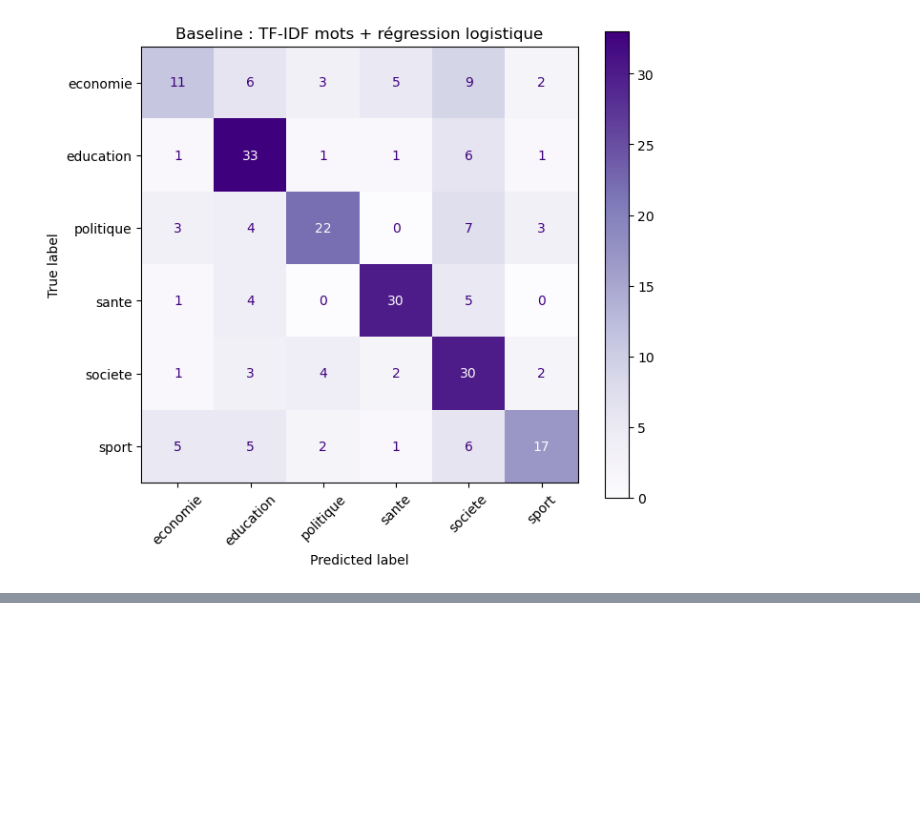
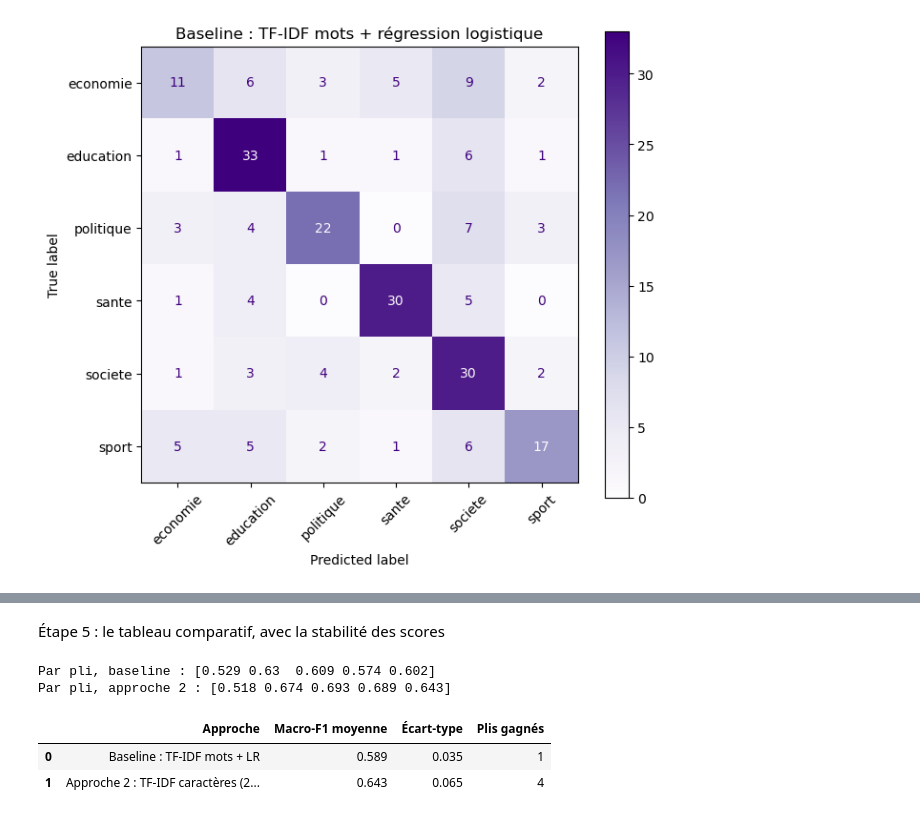
Before and after one commit to fatouu50/taln-classification-djibouti, a Jupyter notebook: notebooks/02_modeles.ipynb, the cells around one changed output, grey strips where cells are left out. Saved outputs shown, nothing was run; the diff lists cells and outputs as text; code cells hidden in the pictures; blank space fills up the shorter version.

Commit message:
Approche 2 TF-IDF caractères : macro-F1 0,643, gagne 4 plis sur 5

```diff
--- a/notebooks/02_modeles.ipynb
+++ b/notebooks/02_modeles.ipynb
@@ -71,0 +74,10 @@ plt.show()
+# %%
+approche2 = make_pipeline(
+    TfidfVectorizer(lowercase=True, analyzer="char_wb", ngram_range=(2, 5)),
+    LogisticRegression(max_iter=1000)
+)
+
+pred_car = cross_val_predict(approche2, X, y, cv=cv)
+
+print("Macro-F1 approche 2 :", round(f1_score(y, pred_car, average="macro"), 3))
+print(classification_report(y, pred_car))
@@ -71,0 +98,25 @@ plt.show()
+# %% [markdown]
+Étape 5 : le tableau comparatif, avec la stabilité des scores
+# %%
+from sklearn.model_selection import cross_val_score
+
+score_base = cross_val_score(baseline, X, y, cv=cv, scoring="f1_macro")
+score_car = cross_val_score(approche2, X, y, cv=cv, scoring="f1_macro")
+
+comparaison = pd.DataFrame({
+    "Approche": ["Baseline : TF-IDF mots + LR", "Approche 2 : TF-IDF caractères (2-5) + LR"],
+    "Macro-F1 moyenne": [score_base.mean().round(3), score_car.mean().round(3)],
+    "Écart-type": [score_base.std().round(3), score_car.std().round(3)],
+    "Plis gagnés": [(score_base > score_car).sum(), (score_car > score_base).sum()],
+})
+comparaison.to_csv("../resultats/comparaison.csv", index=False)
+
+print("Par pli, baseline :", score_base.round(3))
+print("Par pli, approche 2 :", score_car.round(3))
+comparaison
+# %% [output]
+Par pli, baseline : [0.529 0.63  0.609 0.574 0.602]
+Par pli, approche 2 : [0.518 0.674 0.693 0.689 0.643]
+|  | Approche | Macro-F1 moyenne | Écart-type | Plis gagnés |
+| 0 | Baseline : TF-IDF mots + LR | 0.589 | 0.035 | 1 |
+| 1 | Approche 2 : TF-IDF caractères (2... | 0.643 | 0.065 | 4 |
```
Also changed, not shown: parts of 2 cells of this notebook, 1 other file.
